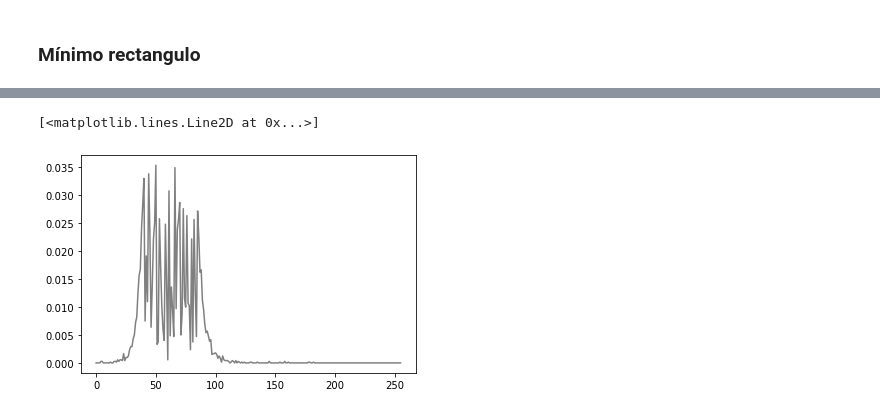
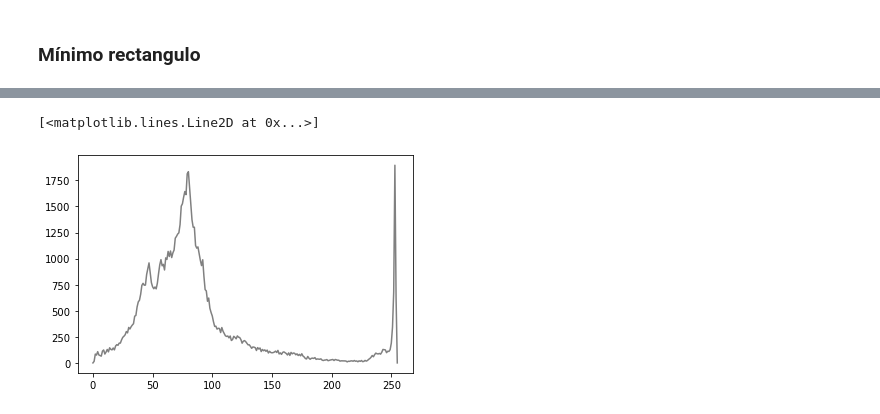
Before and after one commit to jspinaj/Computer-Vision, a Jupyter notebook: Segundo Avance/Circulos adaptativo.ipynb, the cells around one changed output, grey strips where cells are left out. Cells and saved outputs as stored; diff of their text form; code cells hidden in the pictures.

```diff
--- a/Segundo Avance/Circulos adaptativo.ipynb
+++ b/Segundo Avance/Circulos adaptativo.ipynb
@@ -499,7 +586,18 @@ plt.imshow(th[0],cmap="gray"),plt.xticks([]), plt.yticks([])
+# %%
+def entropia(hist):
+    H=np.sum(np.where(hist>0,hist*np.log2(hist),0))
+    return H
 # %%
 for i in range(len(imagenes)):
     moments = cv2.moments(th[i])
     huMoments = cv2.HuMoments(moments)
-    momentos={"Momentos de Hu":huMoments}
-    caracteristicas[i].update(momentos)
+    huMoments = -1* np.sign(huMoments) * np.log10(np.abs(huMoments))
+    area_rellena=np.sum(th[i]!=0)
+    #area_total=caracteristicas[i].get("Area")
+    area_total=np.sum(mascaras[i]!=0)
+    porcentaje_area_rellena=area_rellena*100/area_total
+    diccionario={"Momentos de Hu":huMoments,
+                "Entropia":entropia(hist[i]),
+                "Porcentaje de Area Rellena":porcentaje_area_rellena}
+    caracteristicas[i].update(diccionario)
 # %%
@@ -528,5 +622,0 @@ caracteristicas[0]
-# %%
-momentos=caracteristicas[0].get("Momentos de Hu")
-# Log scale hu moments
-for i in range(7):
-    momentos[i] = -1* math.copysign(1.0, huMoments[i]) * np.log(np.abs(huMoments[i]))
@@ -545,6 +623,6 @@ array([[  0.64415673],
 # %%
 def histograma(imagen, mask=None, normalize=False):
-    hist=np.zeros(256,dtype="uint8")
+    hist=np.zeros(256)
     h,w=imagen.shape[:2]
     for i in range(h):
         for j in range(w):
@@ -556,8 +634,8 @@ def histograma(imagen, mask=None, normalize=False):
         hist=hist/a
     return hist
 # %%
-h=histograma(imagenes[0],mask=mascaras[0], normalize=True)
+h=histograma(imagenes[0],mask=mascaras[0],normalize=False)
 plt.plot(h, color='gray')
 # %% [output]
 [<matplotlib.lines.Line2D at 0x...>]
-[figure, old version]
+[figure, new version]
```
Also changed, not shown: parts of 33 cells of this notebook, 4 other files.
